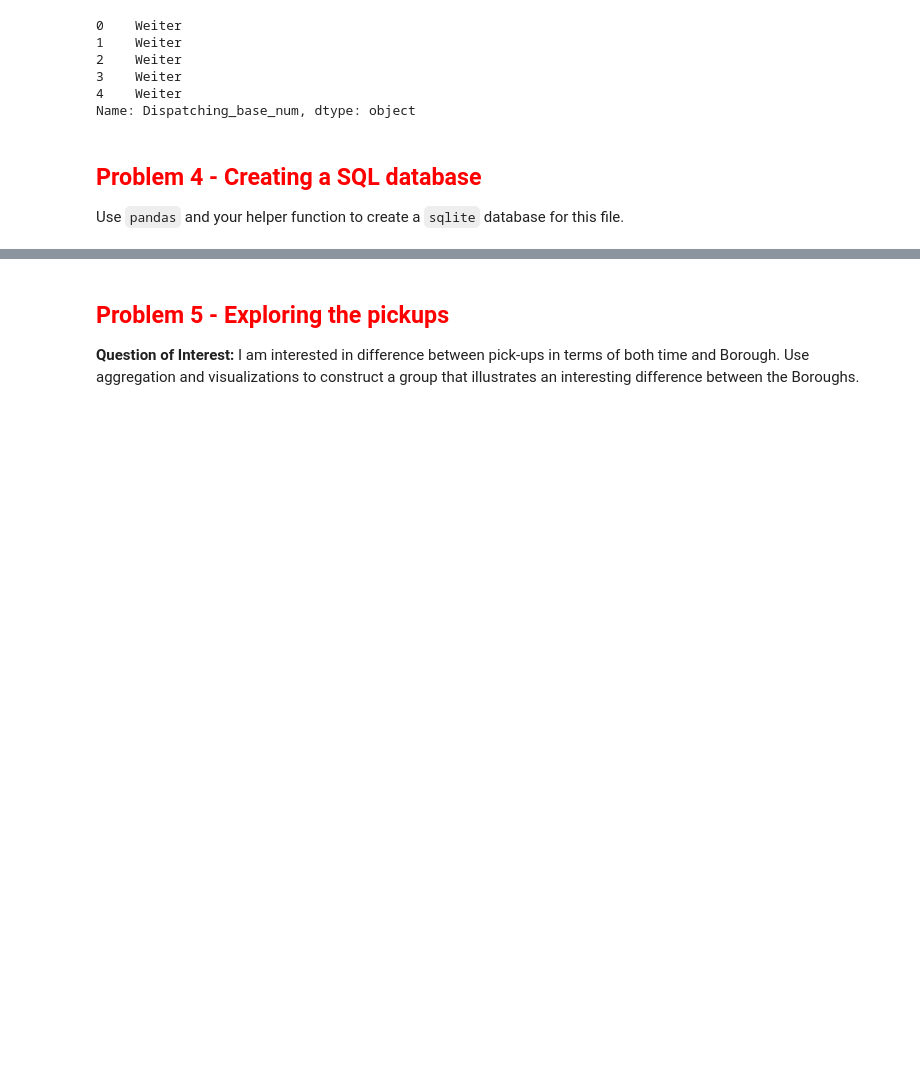
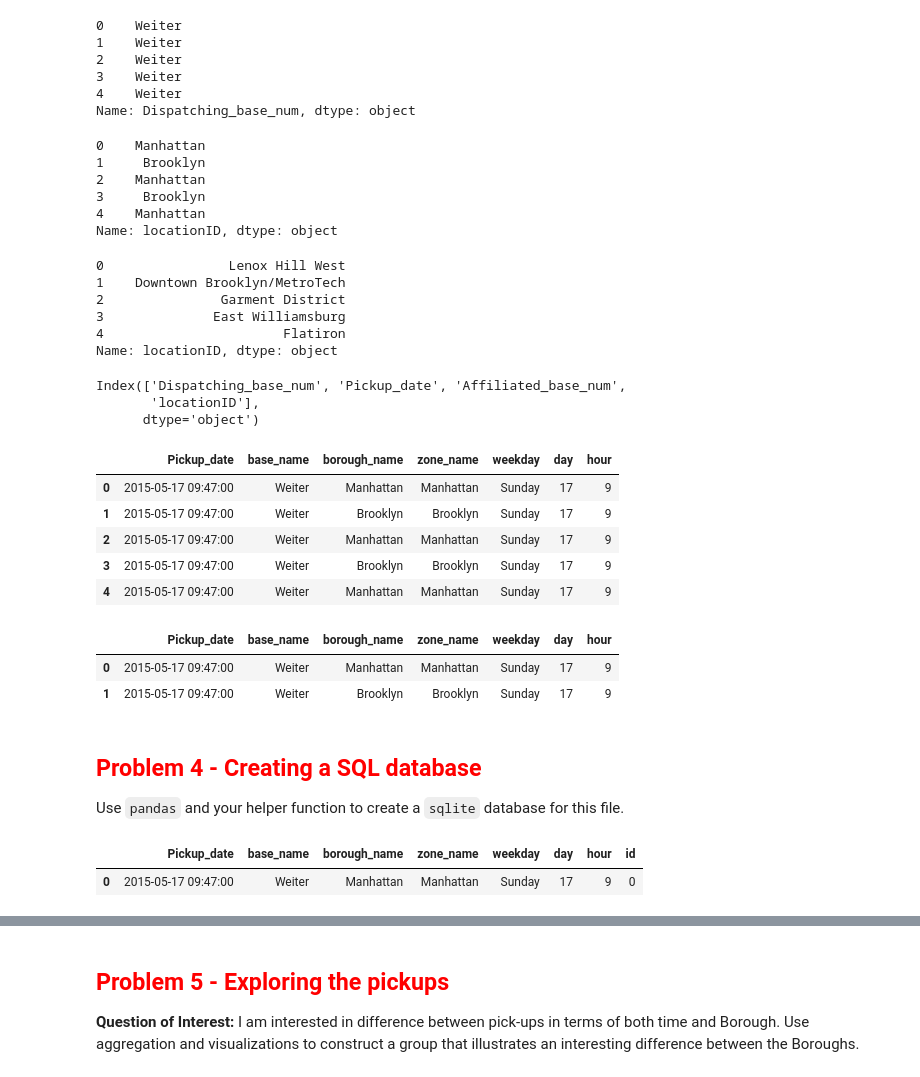
Before and after one commit to acker016/DSCI430, a Jupyter notebook: lab_5_joining_uber_data_DAY1.ipynb, the cells around one changed output, grey strips where cells are left out. Drawn from its saved outputs; the diff is of its cells as text; code cells hidden in the pictures; blank space fills up the shorter version.

```diff
--- a/lab_5_joining_uber_data_DAY1.ipynb
+++ b/lab_5_joining_uber_data_DAY1.ipynb
@@ -9,7 +11,10 @@ import pandas as pd
 from dfply import *
 # %%
 c_size = 500000
-trips = pd.read_csv("./data/uber/uber-trip-data/uber-raw-data-janjune-15.csv/uber-raw-data-janjune-15.csv", chunksize=c_size)
+date_cols = ['Pickup_date']
+trips = pd.read_csv("./data/uber/uber-trip-data/uber-raw-data-janjune-15.csv/uber-raw-data-janjune-15.csv",
+                    parse_dates = date_cols,
+                    chunksize=c_size)
 first_chunk = next(trips)
 # %%
 first_chunk.head()
@@ -73,7 +99,7 @@ B02765 | Grun
 B02835 | Dreist
 B02836 | Drinnen
 # %%
-base = {'B02512': 'Unter',
+BASE_NAME = {'B02512': 'Unter',
         'B02598' : 'Hinter',
         'B02617' : 'Weiter',
         'B02682' : 'Schmecken',
@@ -81,7 +107,7 @@ base = {'B02512': 'Unter',
         'B02765' : 'Grun',
         'B02835' : 'Dreist',
         'B02836' : 'Drinnen'}
-base
+BASE_NAME
 # %% [output]
 {'B02512': 'Unter',
  'B02598': 'Hinter',
@@ -115,6 +139,66 @@ first_chunk.Dispatching_base_num.map(base).head()
 3    Weiter
 4    Weiter
 Name: Dispatching_base_num, dtype: object
+# %%
+first_chunk.locationID.map(borough).head()
+# %% [output]
+0    Manhattan
+1     Brooklyn
+2    Manhattan
+3     Brooklyn
+4    Manhattan
+Name: locationID, dtype: object
+# %%
+first_chunk.locationID.map(zone).head()
+# %% [output]
+0                Lenox Hill West
+1    Downtown Brooklyn/MetroTech
+2               Garment District
+3              East Williamsburg
+4                       Flatiron
+Name: locationID, dtype: object
+# %%
+first_chunk.columns
+# %% [output]
+Index(['Dispatching_base_num', 'Pickup_date', 'Affiliated_base_num',
+       'locationID'],
+      dtype='object')
+# %%
+(first_chunk
+ >>mutate(base_name = X.Dispatching_base_num.replace(to_replace=BASE_NAME),
+          borough_name = X.locationID.replace(to_replace=borough),
+          zone_name = X.locationID.replace(to_replace=borough),
+          weekday = X.Pickup_date.dt.weekday_name,
+          day = X.Pickup_date.dt.day,
+          hour = X.Pickup_date.dt.hour)
+ >>drop(X.Dispatching_base_num,
+        X.Affiliated_base_num,
+        X.locationID)
+ >>head)
+# %% [output]
+|  | Pickup_date | base_name | borough_name | zone_name | weekday | day | hour |
+| 0 | 2015-05-17 09:47:00 | Weiter | Manhattan | Manhattan | Sunday | 17 | 9 |
+| 1 | 2015-05-17 09:47:00 | Weiter | Brooklyn | Brooklyn | Sunday | 17 | 9 |
+| 2 | 2015-05-17 09:47:00 | Weiter | Manhattan | Manhattan | Sunday | 17 | 9 |
+| 3 | 2015-05-17 09:47:00 | Weiter | Brooklyn | Brooklyn | Sunday | 17 | 9 |
+| 4 | 2015-05-17 09:47:00 | Weiter | Manhattan | Manhattan | Sunday | 17 | 9 |
+# %%
+add_base_bor_zone_dateparts = pipeable(lambda df: (df
+                               >> mutate(base_name = X.Dispatching_base_num.replace(to_replace=BASE_NAME),
+                                         borough_name = X.locationID.replace(to_replace=borough),
+                                         zone_name = X.locationID.replace(to_replace=borough),
+                                         weekday = X.Pickup_date.dt.weekday_name,
+                                         day = X.Pickup_date.dt.day,
+                                         hour = X.Pickup_date.dt.hour)
+                               >>drop(X.Dispatching_base_num,
+                                      X.Affiliated_base_num,
+                                      X.locationID)))
+processed_first_chunk = first_chunk >> add_base_bor_zone_dateparts
+processed_first_chunk.head(2)
+# %% [output]
+|  | Pickup_date | base_name | borough_name | zone_name | weekday | day | hour |
+| 0 | 2015-05-17 09:47:00 | Weiter | Manhattan | Manhattan | Sunday | 17 | 9 |
+| 1 | 2015-05-17 09:47:00 | Weiter | Brooklyn | Brooklyn | Sunday | 17 | 9 |
 # %% [markdown]
 ## <font color="red"> Problem 4 - Creating a SQL database</font>
 
@@ -121,0 +210,9 @@ Use `pandas` and your helper function to create a `sqlite` database for this fil
+# %%
+from dfply import head
+i = 0
+(first_chunk >> add_base_bor_zone_dateparts
+ >> add_primary_key(i*c_size)
+ >> head(1))
+# %% [output]
+|  | Pickup_date | base_name | borough_name | zone_name | weekday | day | hour | id |
+| 0 | 2015-05-17 09:47:00 | Weiter | Manhattan | Manhattan | Sunday | 17 | 9 | 0 |
```
Also changed, not shown: parts of 18 cells of this notebook, 5 other files.
